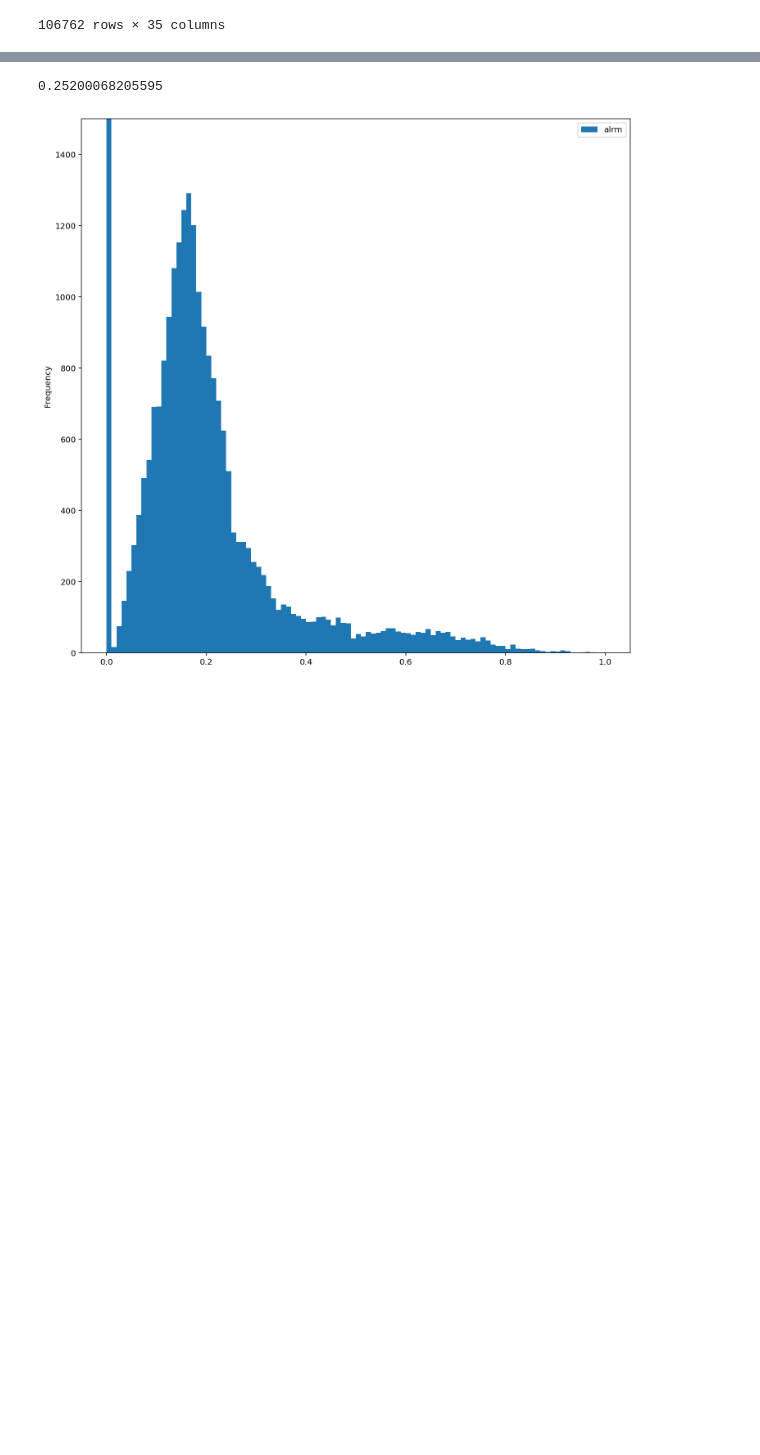
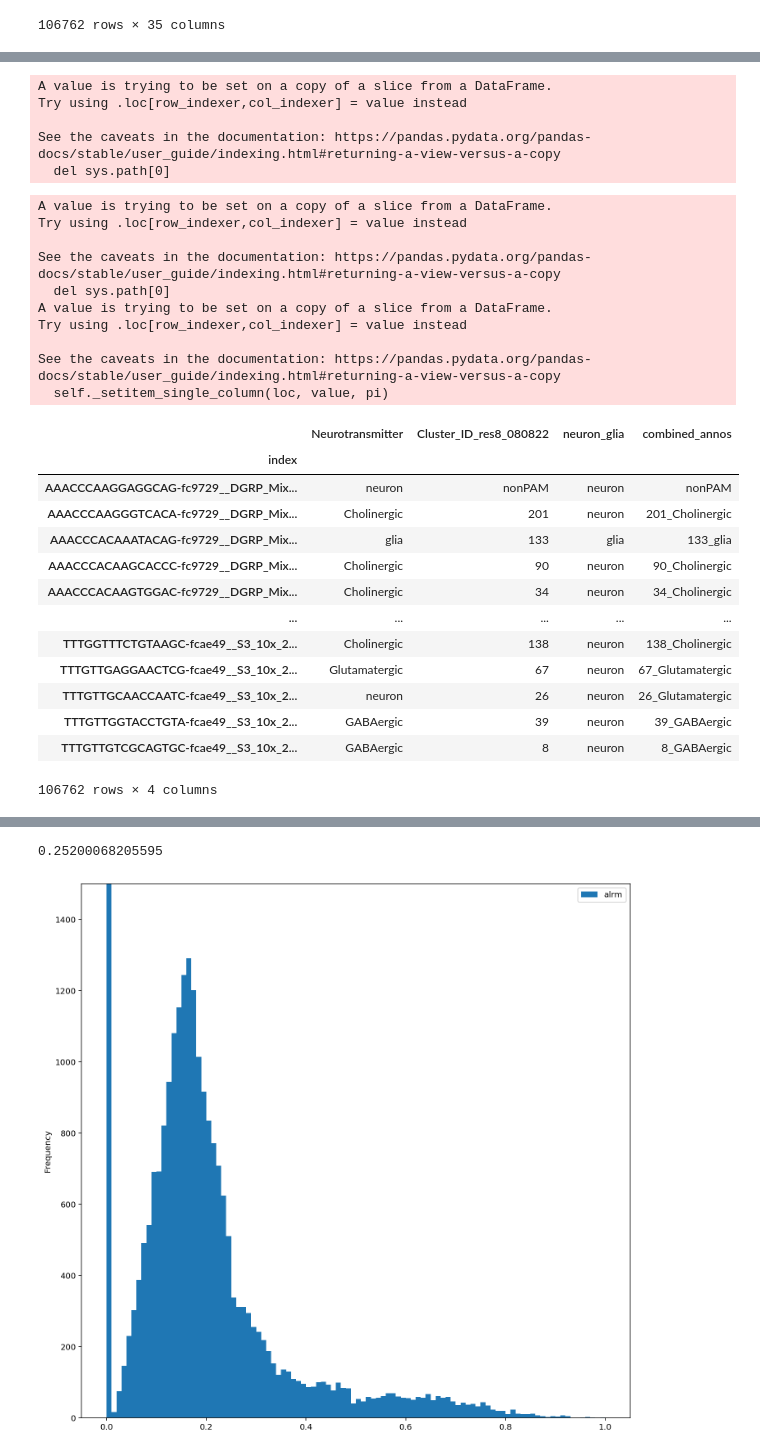
Before and after one commit to joanadopp/genedetector, a Jupyter notebook: genedetector.ipynb, the cells around one changed output, grey strips where cells are left out. Cells and saved outputs as stored; diff of their text form; code cells hidden in the pictures; blank space fills up the shorter version.

```diff
--- a/genedetector.ipynb
+++ b/genedetector.ipynb
@@ -91,0 +207,75 @@ adata.var
+# %%
+# the neurotransmitter column has the values Glut, VACht, GABA or Unknown.
+# Although I don't know the NT, at least I know whether it's neuron or glia from the column I just created, so I'll change all Unknowns
+def update_neurotransmitter(row):
+    if row['Neurotransmitter'] == 'Unknown':
+        if row['neuron_glia'] == 'neuron':
+            return 'neuron'
+        else:
+            return 'glia'
+    else:
+        return row['Neurotransmitter']
+
+# Apply the function to update the Neurotransmitter column
+annos['Neurotransmitter'] = annos.apply(update_neurotransmitter, axis=1)
+# %% [output]
+A value is trying to be set on a copy of a slice from a DataFrame.
+Try using .loc[row_indexer,col_indexer] = value instead
+
+See the caveats in the documentation: https://pandas.pydata.org/pandas-docs/stable/user_guide/indexing.html#returning-a-view-versus-a-copy
+  del sys.path[0]
+# %%
+# refining the annotations in adata.obs['Cluster_ID_res8_080822'] by combining it with two other columns and creating the new column 'combined_annos'
+
+def merge_values(row):
+    if row['Cluster_ID_res8_080822'].isdigit():
+        if row['neuron_glia'] == 'neuron' or row['Neurotransmitter'] == 'Unknown':
+            return f"{row['Cluster_ID_res8_080822']}_{row['neuron_glia']}"
+        else:
+            return f"{row['Cluster_ID_res8_080822']}_{row['Neurotransmitter']}"
+    else:
+        return row['Cluster_ID_res8_080822']
+
+# Apply the function to create the new column 'combined_annos'
+annos['combined_annos'] = annos.apply(merge_values, axis=1)
+
+# Group by 'Cluster_ID_res8_080822' and 'Neurotransmitter', and count occurrences
+grouped_counts = annos[annos['Cluster_ID_res8_080822'].str.isdigit()]\
+                    .groupby(['Cluster_ID_res8_080822', 'Neurotransmitter']).size().reset_index(name='count')
+
+# For each group, get the Neurotransmitter value with the highest count
+max_counts = grouped_counts.groupby('Cluster_ID_res8_080822').apply(lambda x: x.loc[x['count'].idxmax()])
+
+# Update the 'combined_annos' column with the Neurotransmitter values that most cells have
+for cluster_id, neurotransmitter in max_counts[['Cluster_ID_res8_080822', 'Neurotransmitter']].values:
+    if cluster_id.isdigit():
+        annos.loc[annos['Cluster_ID_res8_080822'] == cluster_id, 'combined_annos'] = f"{cluster_id}_{neurotransmitter}"
+    else:
+        annos.loc[annos['Cluster_ID_res8_080822'] == cluster_id, 'combined_annos'] = cluster_id
+
+annos
+# %% [output]
+A value is trying to be set on a copy of a slice from a DataFrame.
+Try using .loc[row_indexer,col_indexer] = value instead
+
+See the caveats in the documentation: https://pandas.pydata.org/pandas-docs/stable/user_guide/indexing.html#returning-a-view-versus-a-copy
+  del sys.path[0]
+A value is trying to be set on a copy of a slice from a DataFrame.
+Try using .loc[row_indexer,col_indexer] = value instead
+
+See the caveats in the documentation: https://pandas.pydata.org/pandas-docs/stable/user_guide/indexing.html#returning-a-view-versus-a-copy
+  self._setitem_single_column(loc, value, pi)
+|  | Neurotransmitter | Cluster_ID_res8_080822 | neuron_glia | combined_annos |
+| index |  |  |  |  |
+| AAACCCAAGGAGGCAG-fc9729__DGRP_Mix... | neuron | nonPAM | neuron | nonPAM |
+| AAACCCAAGGGTCACA-fc9729__DGRP_Mix... | Cholinergic | 201 | neuron | 201_Cholinergic |
+| AAACCCACAAATACAG-fc9729__DGRP_Mix... | glia | 133 | glia | 133_glia |
+| AAACCCACAAGCACCC-fc9729__DGRP_Mix... | Cholinergic | 90 | neuron | 90_Cholinergic |
+| AAACCCACAAGTGGAC-fc9729__DGRP_Mix... | Cholinergic | 34 | neuron | 34_Cholinergic |
+| ... | ... | ... | ... | ... |
+| TTTGGTTTCTGTAAGC-fcae49__S3_10x_2... | Cholinergic | 138 | neuron | 138_Cholinergic |
+| TTTGTTGAGGAACTCG-fcae49__S3_10x_2... | Glutamatergic | 67 | neuron | 67_Glutamatergic |
+| TTTGTTGCAACCAATC-fcae49__S3_10x_2... | neuron | 26 | neuron | 26_Glutamatergic |
+| TTTGTTGGTACCTGTA-fcae49__S3_10x_2... | GABAergic | 39 | neuron | 39_GABAergic |
+| TTTGTTGTCGCAGTGC-fcae49__S3_10x_2... | GABAergic | 8 | neuron | 8_GABAergic |
+106762 rows × 4 columns
```
Also changed, not shown: parts of 41 cells of this notebook.
